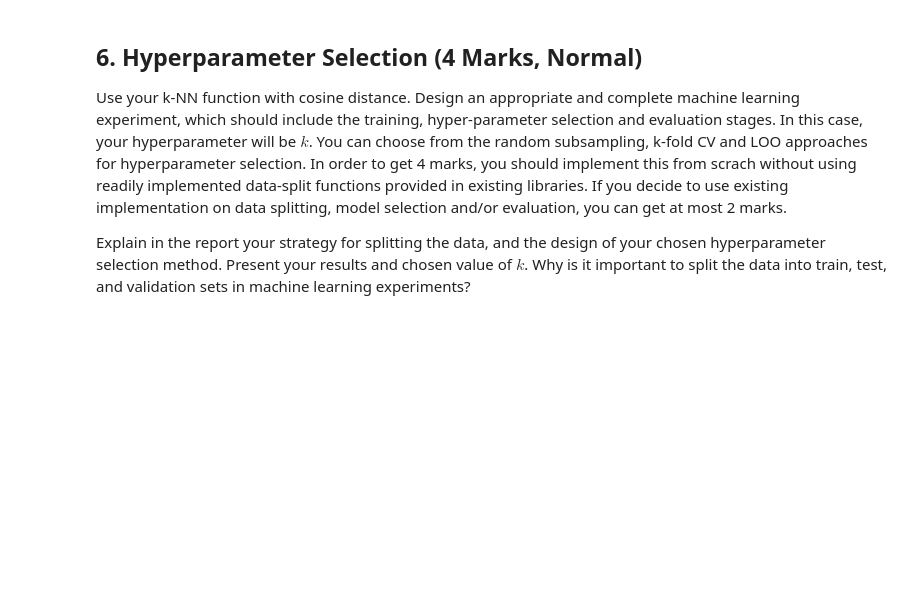
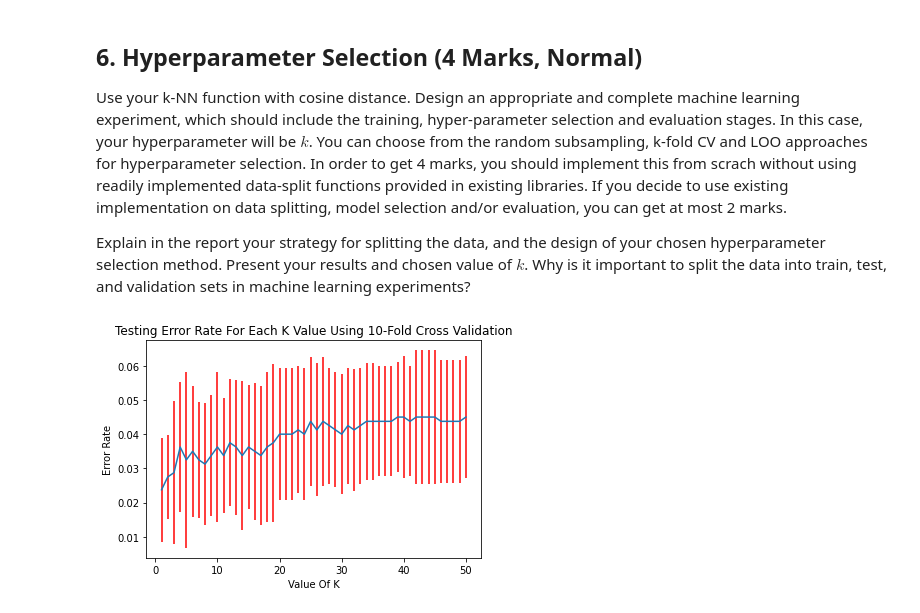
Before and after one commit to Georgegoodey/machineLearning, a Jupyter notebook: 24112-Lab1-S-Practice1.ipynb, the cells around one changed output. Cells and saved outputs as stored; diff of their text form; code cells hidden in the pictures; blank space fills up the shorter version.

```diff
--- a/24112-Lab1-S-Practice1.ipynb
+++ b/24112-Lab1-S-Practice1.ipynb
@@ -387,0 +651,35 @@ Explain in the report your strategy for splitting the data, and the design of yo
+# %%
+def runTestKFold(accuracies, metric="cosine", k=1):
+    test_indicies = k_fold_sample_indices(labels, K=10)
+    for K_set_indices in test_indicies:
+        training_indices = np.delete(range(800),K_set_indices)
+
+        test_sample = data[K_set_indices]
+        training_sample = scipy.sparse.csr_matrix(np.delete(data.todense(), K_set_indices, 0))
+
+        predictedOutputs = knn_classify(test_sample, training_sample, labels[training_indices], metric=metric, k=k)
+        actualOutputs = labels[K_set_indices]
+
+        accuracy = np.sum(predictedOutputs == actualOutputs)/predictedOutputs.shape[0]
+        accuracies.append(accuracy)
+
+kAccuracies = []
+kStds = []
+for i in range(1,51):
+    accuracies = []
+    runTestKFold(accuracies, k=i)
+    kAccuracies.append(np.mean(accuracies))
+    kStds.append(np.std(accuracies))
+    # print("Test for k value of "+str(i)+" with accuracy of "+str(accuracy)+" and std deviation "+str(std))
+
+kErrorRates = [1-i for i in kAccuracies]
+# %%
+x = range(1,51)
+y = kErrorRates
+plt.xlabel('Value Of K')
+plt.ylabel('Error Rate')
+plt.errorbar(x, y, yerr=kStds, ecolor='r')
+plt.title('Testing Error Rate For Each K Value Using 10-Fold Cross Validation')
+plt.show()
+# %% [output]
+[figure, added]
```
Also changed, not shown: parts of 27 cells of this notebook, 1 other file.
